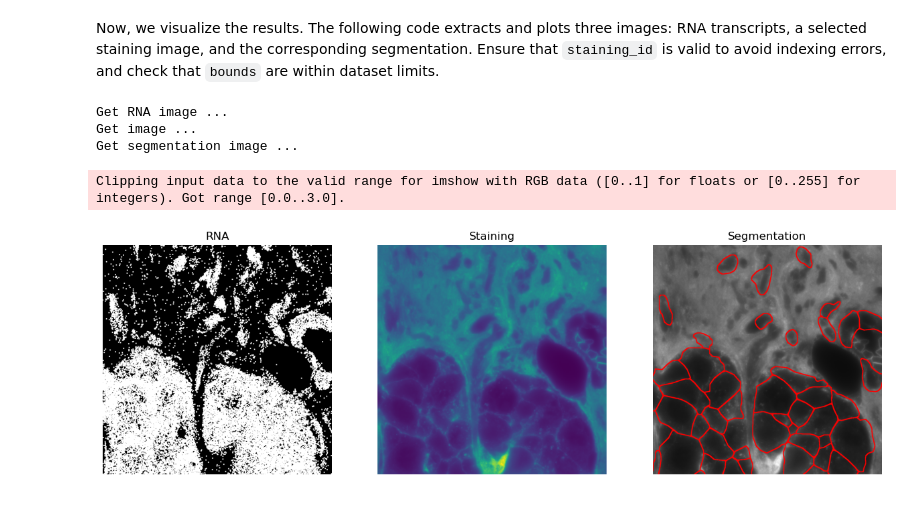
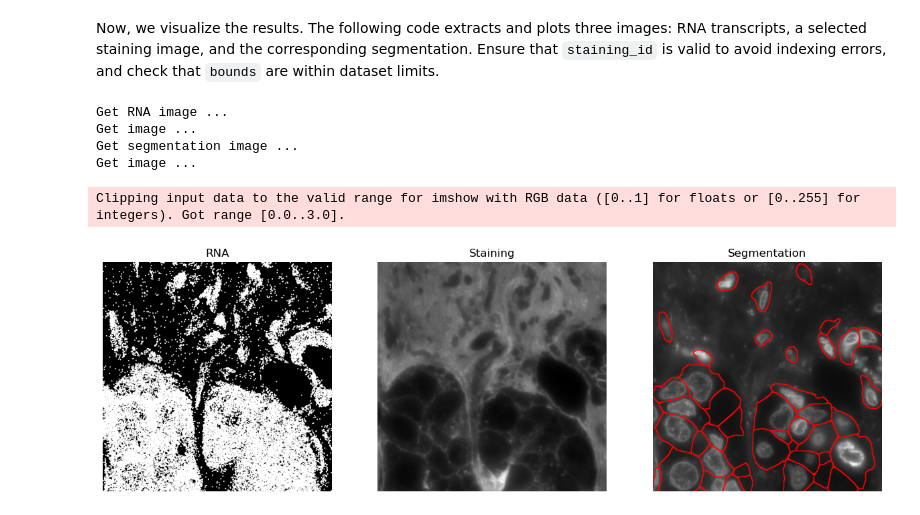
Before and after one commit to fish-quant/rna2seg, a Jupyter notebook: docs/source/notebook/apply_model_on_zarr.ipynb, the cells around one changed output. Drawn from its saved outputs; the diff is of its cells as text; code cells hidden in the pictures.

Commit message:
doc RNA2segDataset

```diff
--- a/docs/source/notebook/apply_model_on_zarr.ipynb
+++ b/docs/source/notebook/apply_model_on_zarr.ipynb
@@ -119,36 +145,36 @@ The following code extracts and plots three images: RNA transcripts, a selected
 Ensure that `staining_id` is valid to avoid indexing errors, and check that `bounds` are within dataset limits.
 # %%
 import matplotlib.pyplot as plt
-from rna2seg.visualization import get_rna_img, get_staining_img, get_segmentation_img
 
 # Parameters
 key_segmentation="rna2seg_test"
 bounds = [2000, 3000, 3000, 4000,] # xmin, ymin, xmax, ymax
 staining_id = 1 # Staining to plot
 
 # Get images
-rna = get_rna_img(dataset, bounds, key_transcripts=points_key,)
-image = get_staining_img(dataset, bounds)
-seg = get_segmentation_img(dataset, image[staining_id], bounds, key_cell=key_segmentation)
+rna = dataset.get_rna_img(bounds, key_transcripts=points_key,)
+image = dataset.get_staining_img(bounds)
+seg = dataset.get_segmentation_img(bounds, key_cell=key_segmentation)
 
 # Plot
 fig, axes = plt.subplots(1, 3, figsize=(15, 5))
 axes[0].imshow(rna)
 axes[0].set_title("RNA")
 axes[0].axis("off")
 
-axes[1].imshow(image[staining_id])
+axes[1].imshow(image[staining_id], cmap="grey")
 axes[1].set_title("Staining")
 axes[1].axis("off")
 
 axes[2].imshow(seg)
 axes[2].set_title("Segmentation")
 axes[2].axis("off")
 
 plt.show()
 # %% [output]
 Get RNA image ...
 Get image ...
 Get segmentation image ...
+Get image ...
 Clipping input data to the valid range for imshow with RGB data ([0..1] for floats or [0..255] for integers). Got range [0.0..3.0].
-[figure, old version]
+[figure, new version]
```
Also changed, not shown: parts of 3 cells of this notebook, 17 other files.
